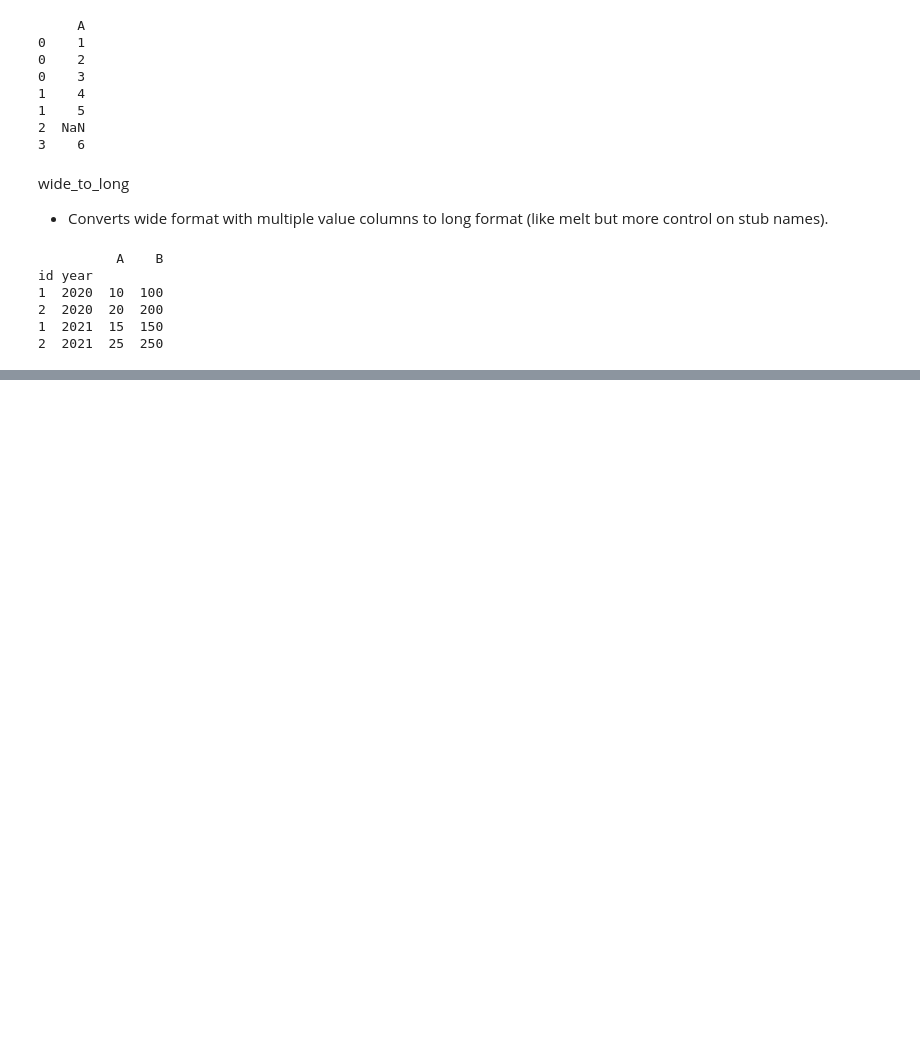
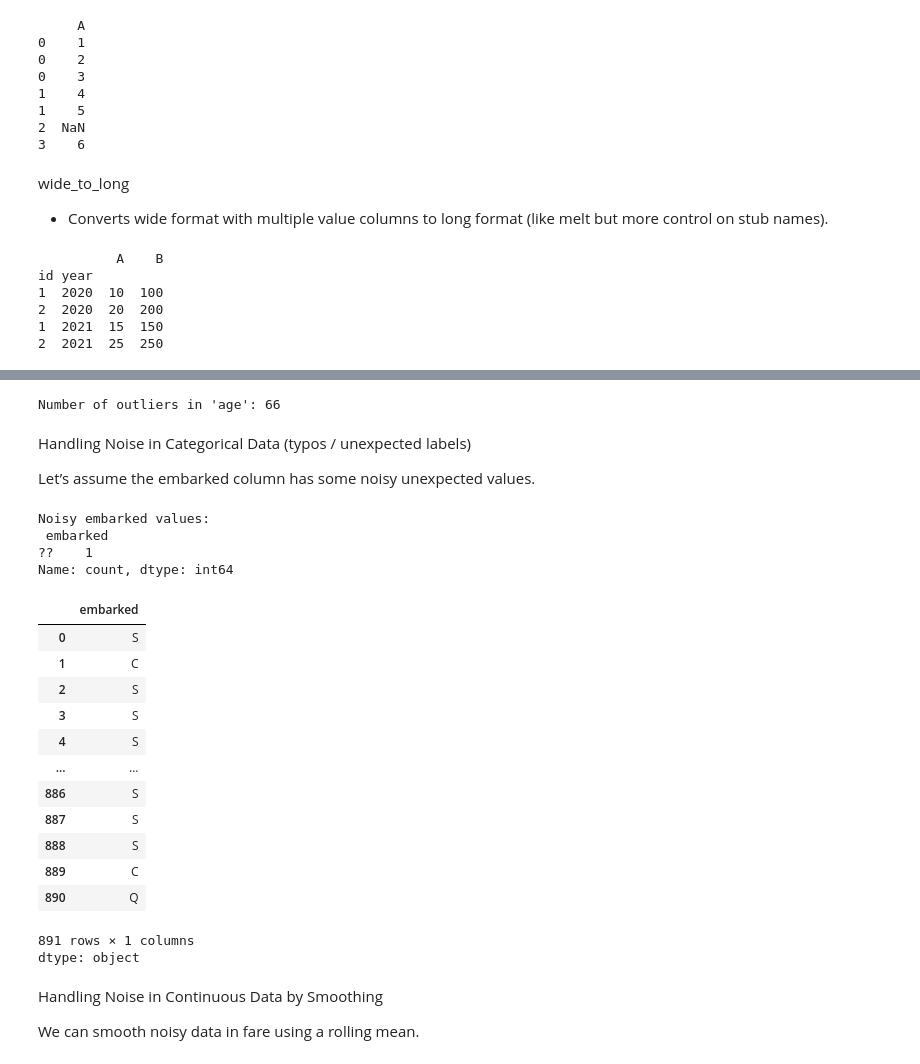
Before and after one commit to Sibitenda/BAchelors_CS, a Jupyter notebook: Data Mining and BI/week2_preparations/Exploration.ipynb, the cells around one changed output, grey strips where cells are left out. Saved outputs shown, nothing was run; the diff lists cells and outputs as text; code cells hidden in the pictures; blank space fills up the shorter version.

```diff
--- a/Data Mining and BI/week2_preparations/Exploration.ipynb
+++ b/Data Mining and BI/week2_preparations/Exploration.ipynb
@@ -433,0 +448,62 @@ id year
+# %%
+import seaborn as sns
+import pandas as pd
+
+# Load Titanic dataset
+# titanic = sns.load_dataset('titanic')
+
+# Example: Detect outliers in 'age'
+Q1 = titanic['age'].quantile(0.25)
+Q3 = titanic['age'].quantile(0.75)
+IQR = Q3 - Q1
+
+# Define bounds for normal range
+lower_bound = Q1 - 1.5 * IQR
+upper_bound = Q3 + 1.5 * IQR
+
+# Identify noisy values (outliers)
+outliers = titanic[(titanic['age'] < lower_bound) | (titanic['age'] > upper_bound)]
+print("Number of outliers in 'age':", len(outliers))
+
+# Handling: Cap extreme values to the boundaries
+titanic['age'] = titanic['age'].clip(lower_bound, upper_bound)
+# %% [output]
+Number of outliers in 'age': 66
+# %% [markdown]
+Handling Noise in Categorical Data (typos / unexpected labels)
+
+Let’s assume the embarked column has some noisy unexpected values.
+# %%
+# Introduce some fake noise for demonstration
+titanic.loc[0, 'embarked'] = '??'  # an invalid category
+
+# Detect noisy categories
+valid_embarked = ['C', 'Q', 'S']
+noise_rows = titanic[~titanic['embarked'].isin(valid_embarked) & titanic['embarked'].notnull()]
+print("Noisy embarked values:\n", noise_rows['embarked'].value_counts())
+
+# Handling: Replace noisy values with mode
+mode_value = titanic['embarked'].mode()[0]
+titanic.loc[~titanic['embarked'].isin(valid_embarked), 'embarked'] = mode_value
+# %% [output]
+Noisy embarked values:
+ embarked
+??    1
+Name: count, dtype: int64
+# %%
+titanic['embarked']
+# %% [output]
+|  | embarked |
+| 0 | S |
+| 1 | C |
+| 2 | S |
+| 3 | S |
+| 4 | S |
+| ... | ... |
+| 886 | S |
+| 887 | S |
+| 888 | S |
+| 889 | C |
+| 890 | Q |
+891 rows × 1 columns
+dtype: object
@@ -433,0 +525,4 @@ id year
+# %% [markdown]
+Handling Noise in Continuous Data by Smoothing
+
+We can smooth noisy data in fare using a rolling mean.
```
Also changed, not shown: parts of 31 cells of this notebook.
